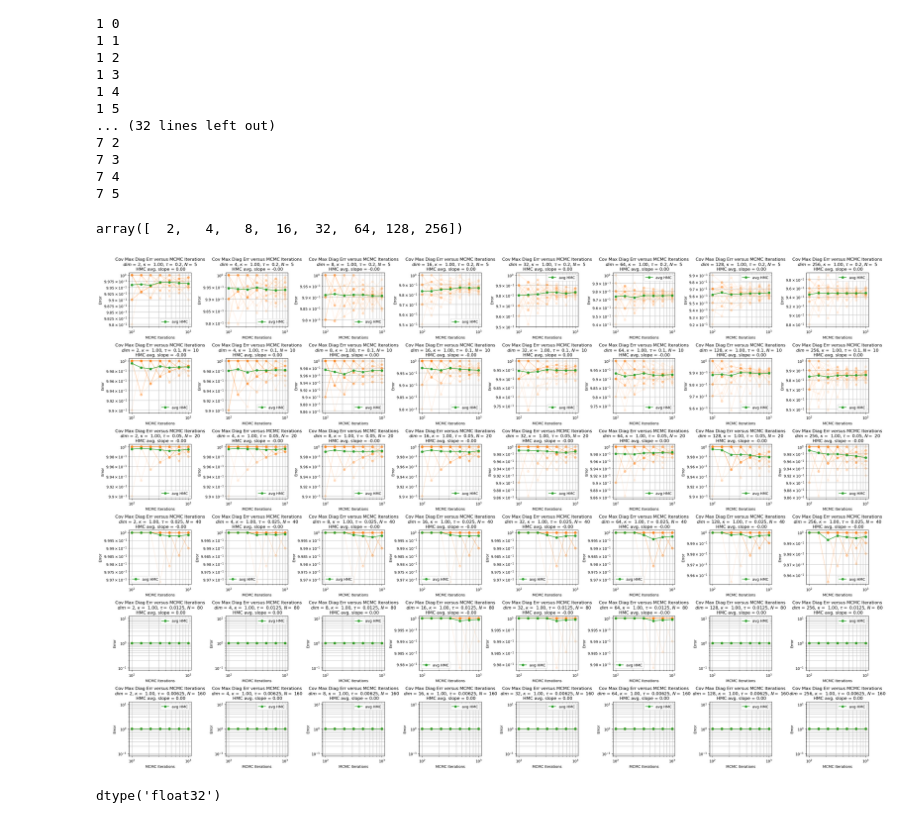
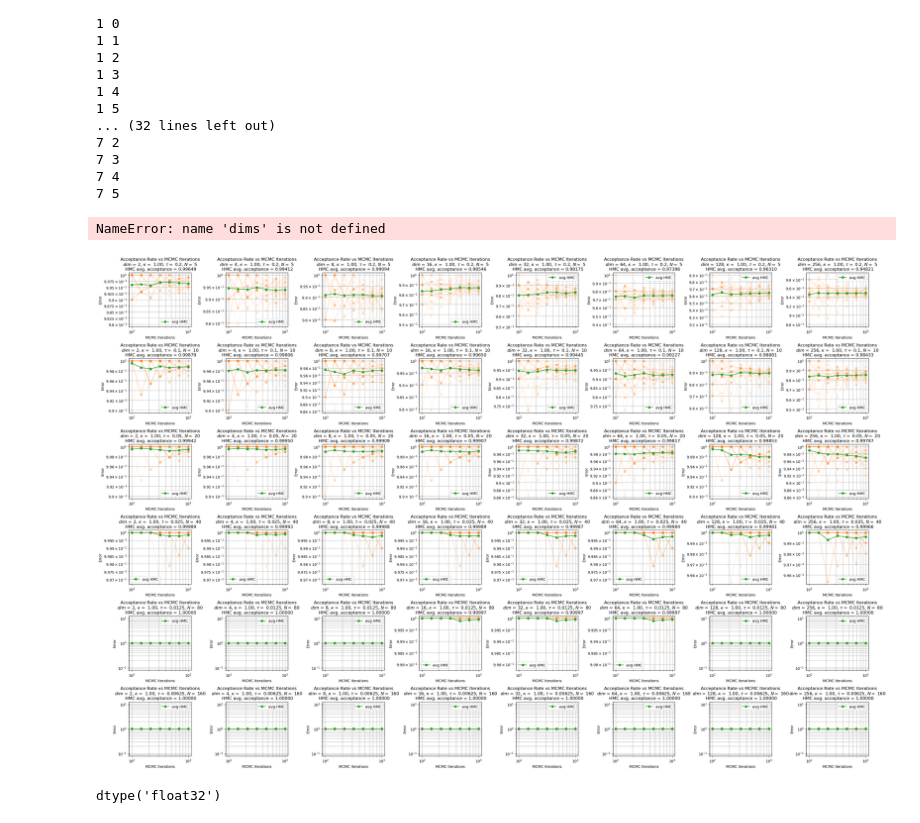
Before and after one commit to jpgallagher1/HMC-Research, a Jupyter notebook: CHMC/iid_verification.ipynb, the cells around one changed output. Drawn from its saved outputs; the diff is of its cells as text; code cells hidden in the pictures.

```diff
--- a/CHMC/iid_verification.ipynb
+++ b/CHMC/iid_verification.ipynb
@@ -272,7 +272,6 @@ def gen_τ_plots_no_chmc(lens,
     plt.loglog(lens, hmc_metrics[i,:], '-o', color = 'C1', alpha = 0.1)
     title = title
     subtitle1 = f'\n$dim$ = {dims}, $\kappa$ = {cond: 0.2f}, $\\tau = $ {config.τ}, $N = $ {config.N}'
-    subtitle1 = ''
     subtitle2 = ''
     if avg:
         # avg_chmc = np.mean(chmc_metrics[i,:], axis = 1)
@@ -331,30 +330,31 @@ for i, dim in enumerate(dims):
 7 5
 # %%
 dims
+dims**(-1/4)
 # %% [output]
-array([  2,   4,   8,  16,  32,  64, 128, 256])
+NameError: name 'dims' is not defined
 # %%
 fig, axes = plt.subplots(6, 8, figsize=(30, 20))
 
 for i, dim in enumerate(dims):
     for j,val in enumerate(τs):
     # only doing one dim right now
         T = 1.0
         N = int(jnp.ceil(T / val))
         tol = 1e-2
         max_iter = 2
         config = IntegratorConfig(τ=val,
                                 T=T,
                                 N=N,
                                 tol=tol,
                                 max_iter = max_iter)
         plt.sca(axes[j, i])
-        gen_τ_plots_no_chmc(lens, hmc_acceptrates[i], config, j, dims=dim, cond = 1, slope=True)
+        gen_τ_plots_no_chmc(lens, hmc_acceptrates[i], config, j, dims=dim, cond = 1, slope=False, avg = True, avg_avg=True, title="Acceptance Rate vs MCMC Iterations")
 
 plt.tight_layout()
 plt.show()
 # %% [output]
-[figure, old version]
+[figure, new version]
 # %%
 hmc_chainring[0][0].dtype
 # %% [output]
```
Also changed, not shown: parts of 1 cell of this notebook, 1 other file.
